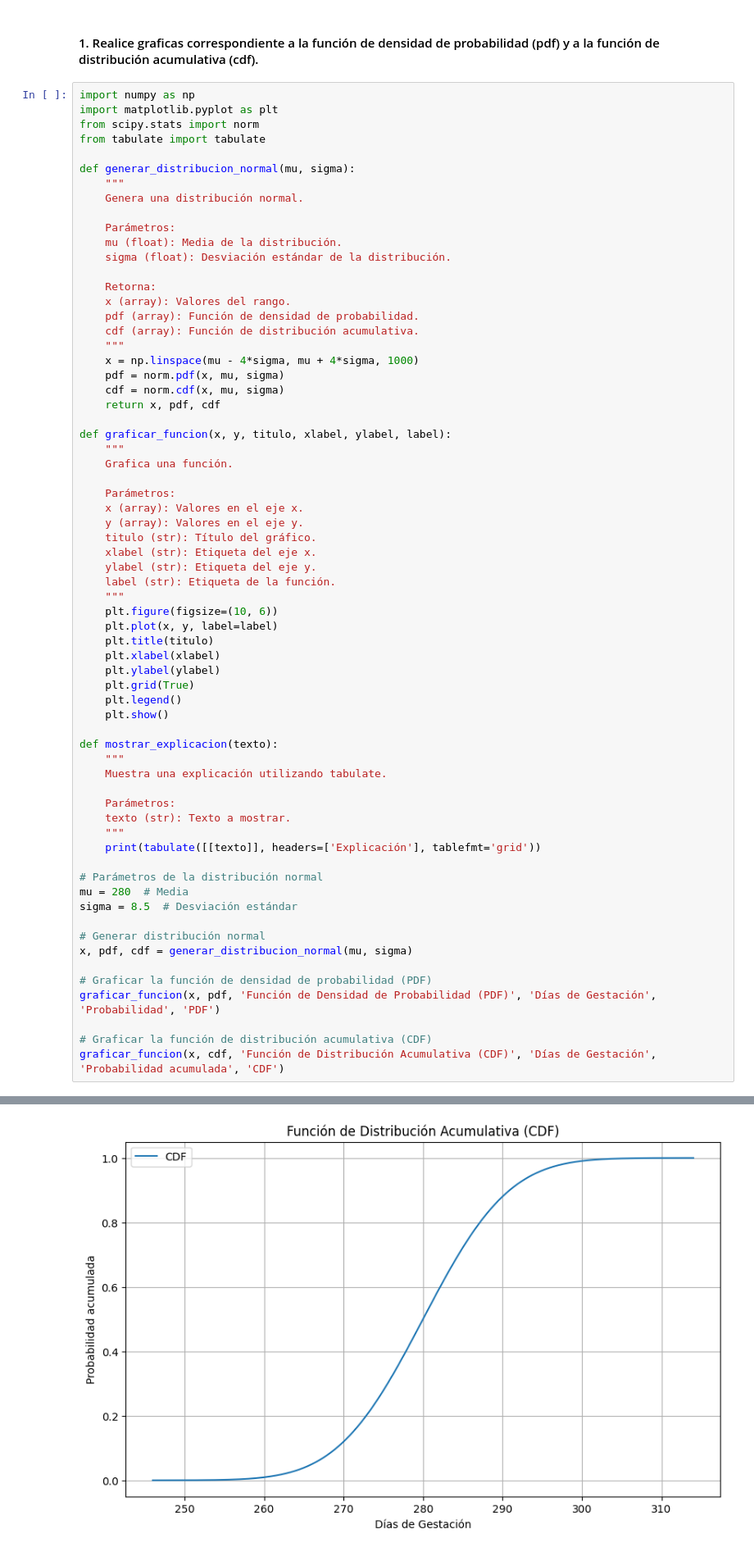
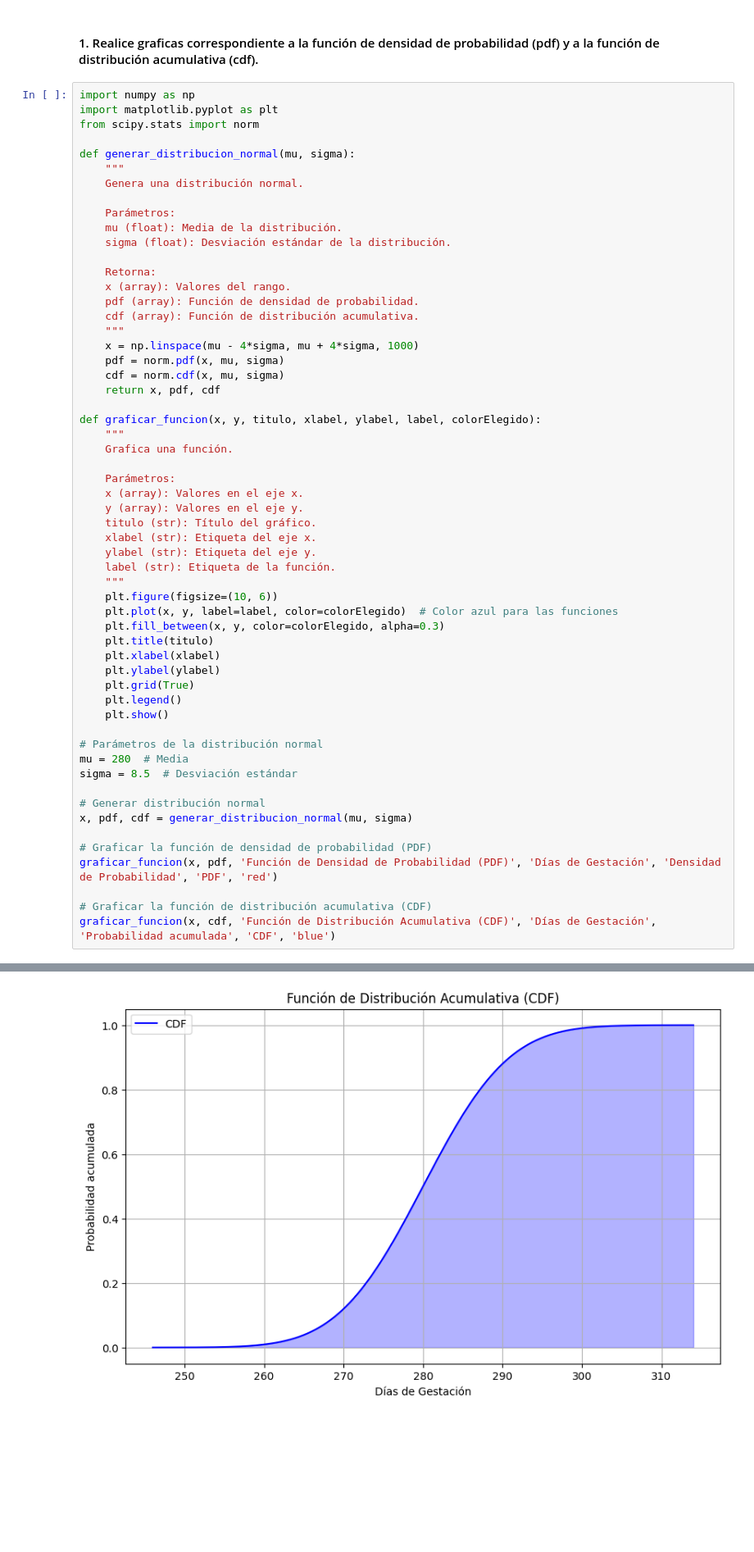
Before and after one commit to DCajiao/Distribuciones-de-Probabilidad, a Jupyter notebook: notebooks/pregunta3.ipynb, the cells around one changed output, grey strips where cells are left out. Shown: that part at 82% size. Saved outputs shown, nothing was run; the diff lists cells and outputs as text; blank space fills up the shorter version.

```diff
--- a/notebooks/pregunta3.ipynb
+++ b/notebooks/pregunta3.ipynb
@@ -8,7 +8,6 @@ La duración de la gestación humana se aproxima bien mediante una distribución
 import numpy as np
 import matplotlib.pyplot as plt
 from scipy.stats import norm
-from tabulate import tabulate
 
 def generar_distribucion_normal(mu, sigma):
     """
@@ -28,7 +27,7 @@ def generar_distribucion_normal(mu, sigma):
     cdf = norm.cdf(x, mu, sigma)
     return x, pdf, cdf
 
-def graficar_funcion(x, y, titulo, xlabel, ylabel, label):
+def graficar_funcion(x, y, titulo, xlabel, ylabel, label, colorElegido):
     """
     Grafica una función.
 
@@ -41,22 +40,14 @@ def graficar_funcion(x, y, titulo, xlabel, ylabel, label):
     label (str): Etiqueta de la función.
     """
     plt.figure(figsize=(10, 6))
-    plt.plot(x, y, label=label)
+    plt.plot(x, y, label=label, color=colorElegido)  # Color azul para las funciones
+    plt.fill_between(x, y, color=colorElegido, alpha=0.3)
     plt.title(titulo)
     plt.xlabel(xlabel)
     plt.ylabel(ylabel)
     plt.grid(True)
     plt.legend()
     plt.show()
-
-def mostrar_explicacion(texto):
-    """
-    Muestra una explicación utilizando tabulate.
-
-    Parámetros:
-    texto (str): Texto a mostrar.
-    """
-    print(tabulate([[texto]], headers=['Explicación'], tablefmt='grid'))
 
 # Parámetros de la distribución normal
 mu = 280  # Media
@@ -66,8 +57,8 @@ sigma = 8.5  # Desviación estándar
 x, pdf, cdf = generar_distribucion_normal(mu, sigma)
 
 # Graficar la función de densidad de probabilidad (PDF)
-graficar_funcion(x, pdf, 'Función de Densidad de Probabilidad (PDF)', 'Días de Gestación', 'Probabilidad', 'PDF')
+graficar_funcion(x, pdf, 'Función de Densidad de Probabilidad (PDF)', 'Días de Gestación', 'Densidad de Probabilidad', 'PDF', 'red')
 
 # Graficar la función de distribución acumulativa (CDF)
-graficar_funcion(x, cdf, 'Función de Distribución Acumulativa (CDF)', 'Días de Gestación', 'Probabilidad acumulada', 'CDF')
+graficar_funcion(x, cdf, 'Función de Distribución Acumulativa (CDF)', 'Días de Gestación', 'Probabilidad acumulada', 'CDF', 'blue')
 # %% [output]
@@ -75 +66 @@ graficar_funcion(x, cdf, 'Función de Distribución Acumulativa (CDF)', 'Días d
-[figure, old version]
+[figure, new version]
```
Also changed, not shown: parts of 6 cells of this notebook, 1 other file.
